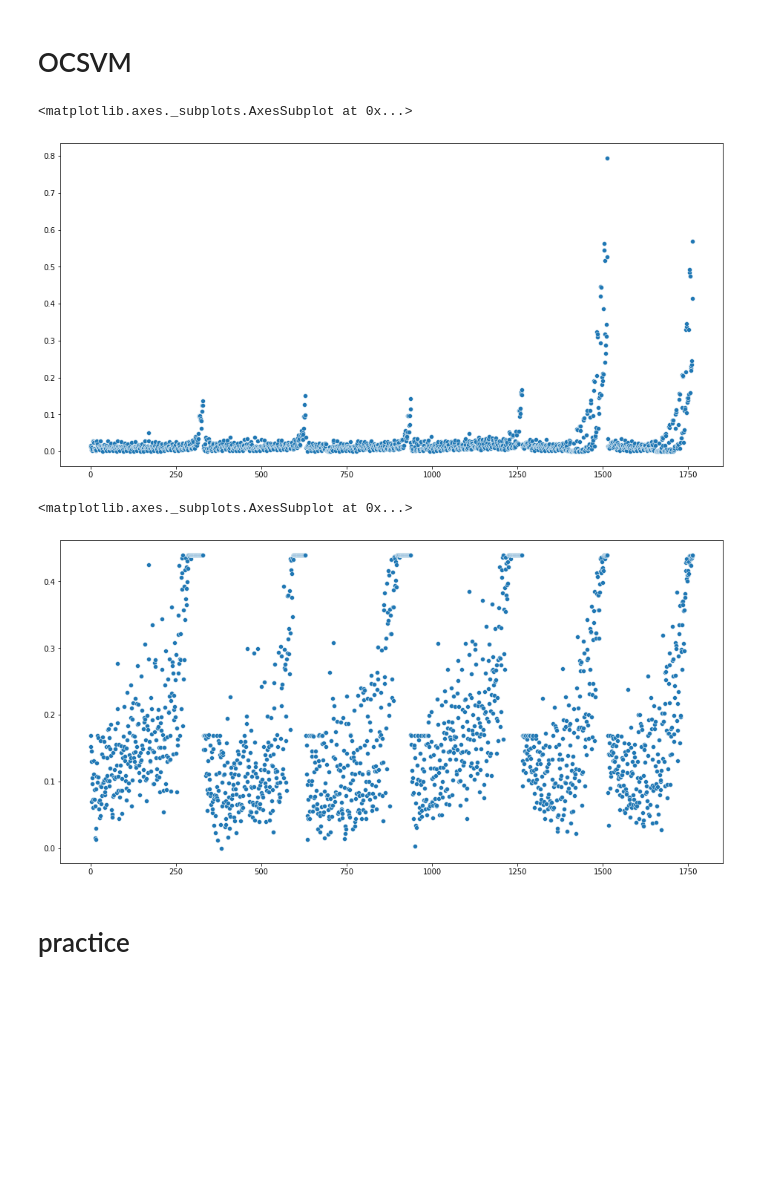
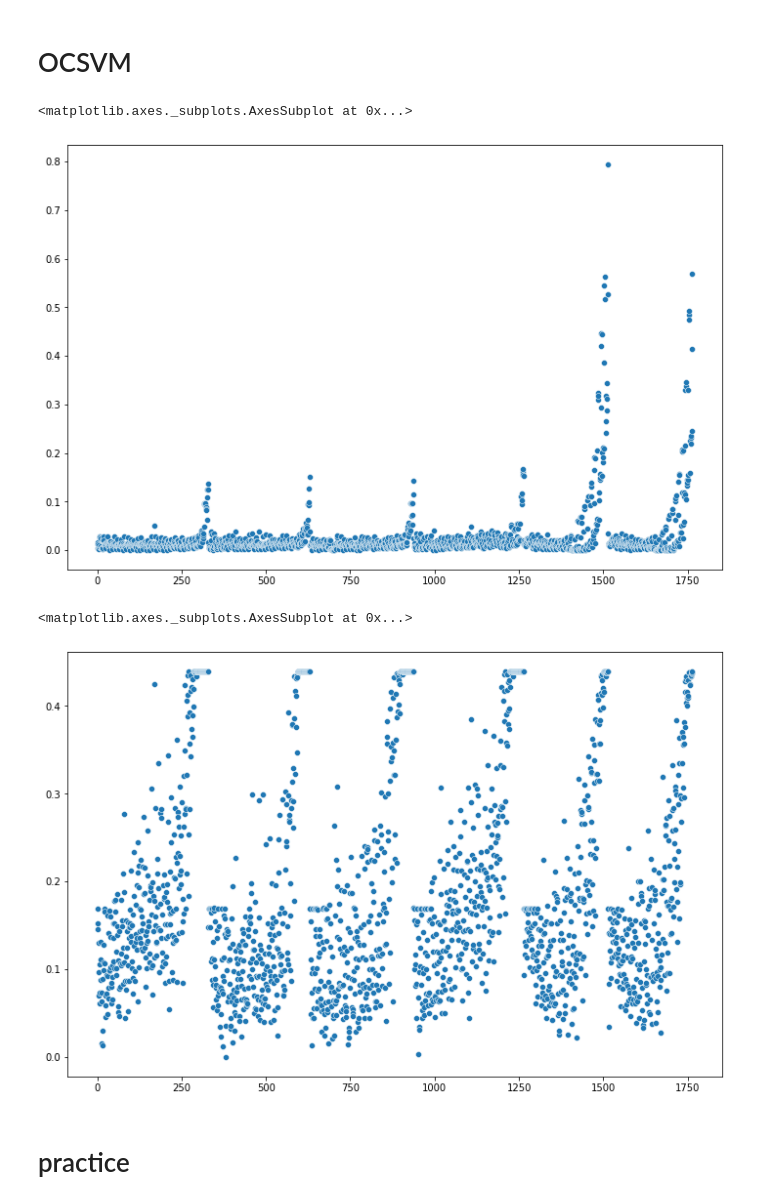
Before and after one commit to ChocoPytoch/BISTelligence, a Jupyter notebook: modeling_+_visualization.ipynb, the cells around one changed output. Drawn from its saved outputs; the diff is of its cells as text; code cells hidden in the pictures; blank space fills up the shorter version.

```diff
--- a/modeling_+_visualization.ipynb
+++ b/modeling_+_visualization.ipynb
@@ -493,24 +538,25 @@ sns.scatterplot(init_test_data.index,z_score)
 # OCSVM
 # %%
 # Init
+plt.rcParams['figure.figsize'] = (12, 8)
 model_ocsvm = OneClassSVM(nu=0.01)
 
 model_ocsvm.fit(init_train_data)
 #positive : inlier , negative : outlier
 ocsvm_anomaly_score = np.max(model_ocsvm.decision_function(init_test_data))-(model_ocsvm.decision_function(init_test_data))
 sns.scatterplot(init_test_data.index,ocsvm_anomaly_score)
 # %% [output]
 <matplotlib.axes._subplots.AxesSubplot at 0x...>
-[figure, old version]
+[figure, new version]
 # %%
 # Scaling
-
+model_ocsvm = OneClassSVM(nu=0.01)
 model_ocsvm.fit(train_data)
 #positive : inlier , negative : outlier
 ocsvm_anomaly_score = np.max(model_ocsvm.decision_function(test_data))-(model_ocsvm.decision_function(test_data))
 sns.scatterplot(test_data.index,ocsvm_anomaly_score)
 # %% [output]
 <matplotlib.axes._subplots.AxesSubplot at 0x...>
-[figure, old version]
+[figure, new version]
 # %% [markdown]
 # practice
```
Also changed, not shown: parts of 12 cells of this notebook.
